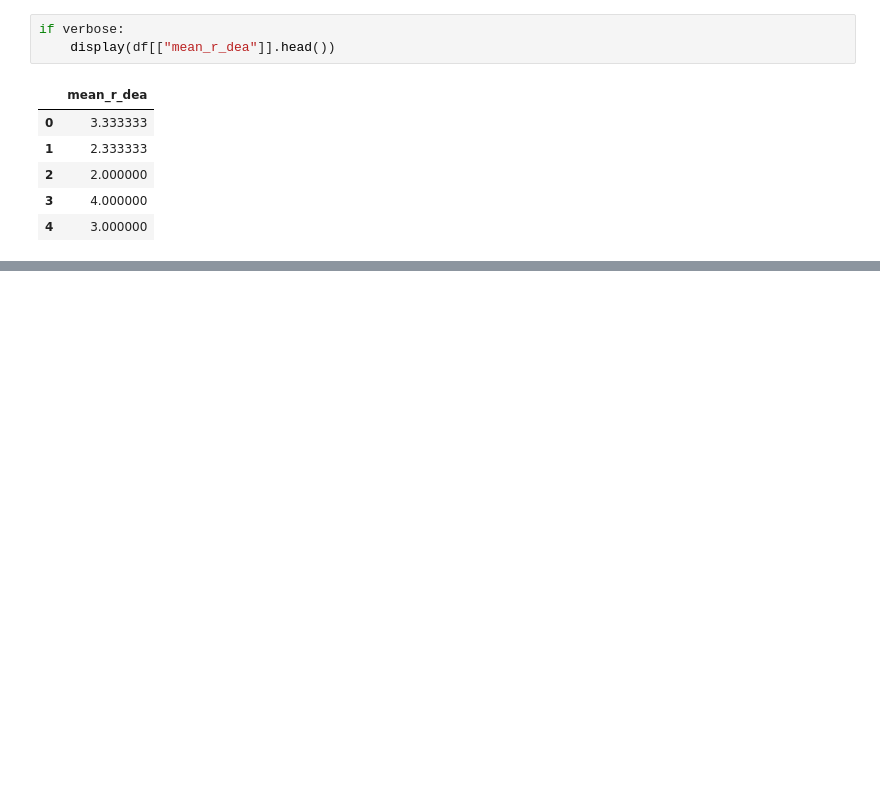
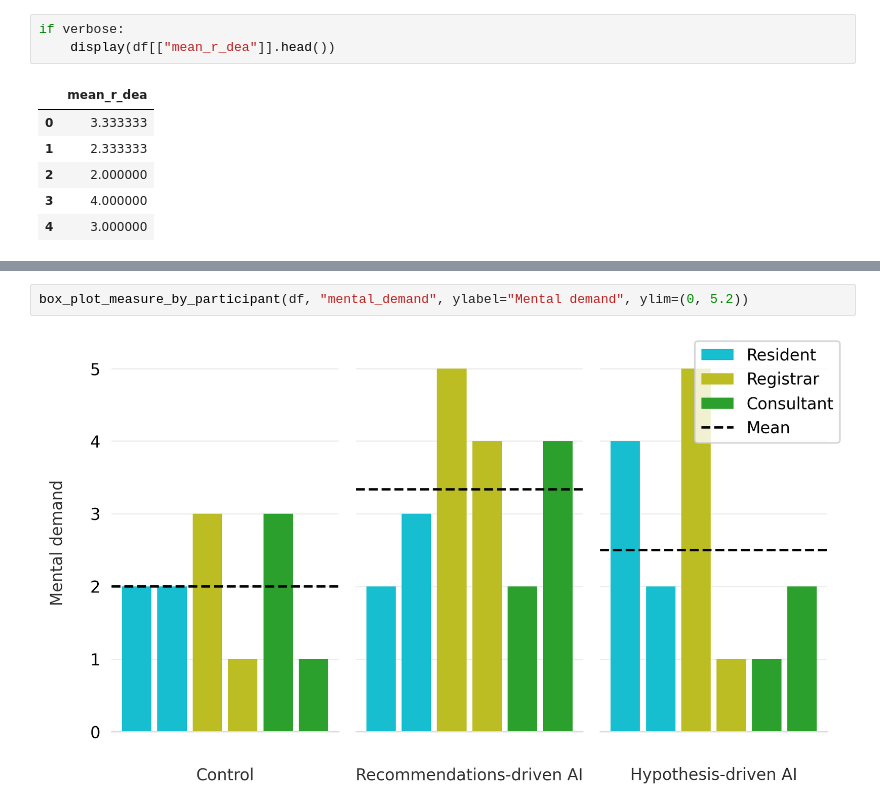
Before and after one commit to diceky/antoine-hypothesis-driven, a Jupyter notebook: process_results.ipynb, the cells around one changed output, grey strips where cells are left out. Saved outputs shown, nothing was run; the diff lists cells and outputs as text; blank space fills up the shorter version.

```diff
--- a/process_results.ipynb
+++ b/process_results.ipynb
@@ -458,0 +681,4 @@ bar_plot(group_averages['group'], group_averages['mean_contentment'], 'Group', '
+# %%
+box_plot_measure_by_participant(df, "mental_demand", ylabel="Mental demand", ylim=(0, 5.2))
+# %% [output]
+[figure, added]
```
Also changed, not shown: parts of 72 cells of this notebook.
